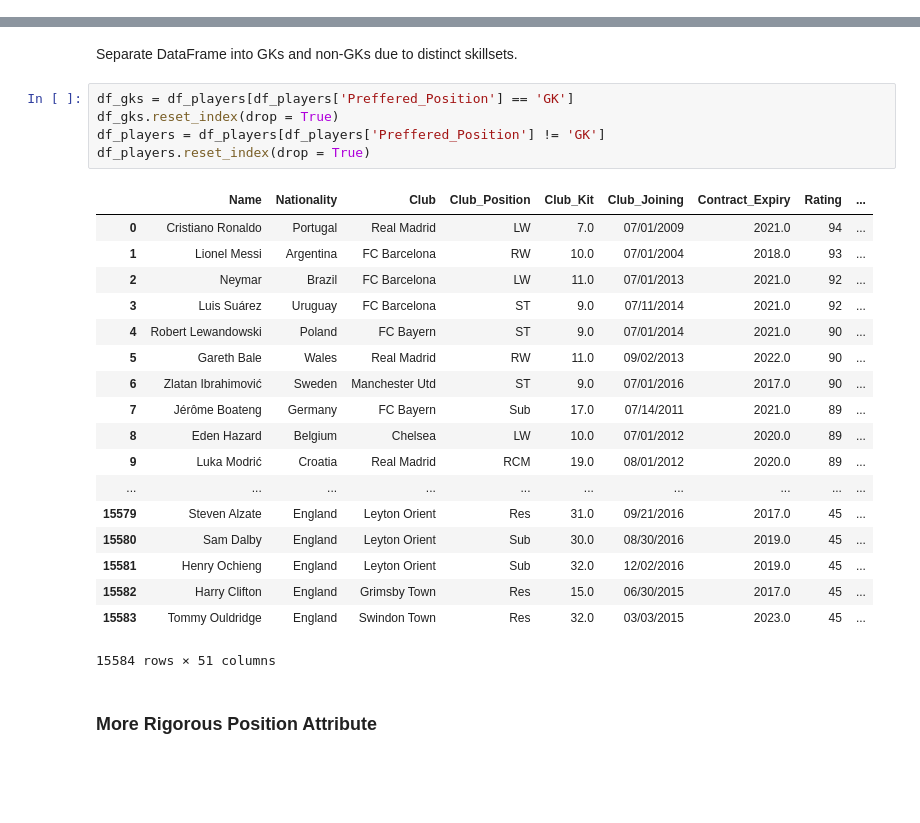
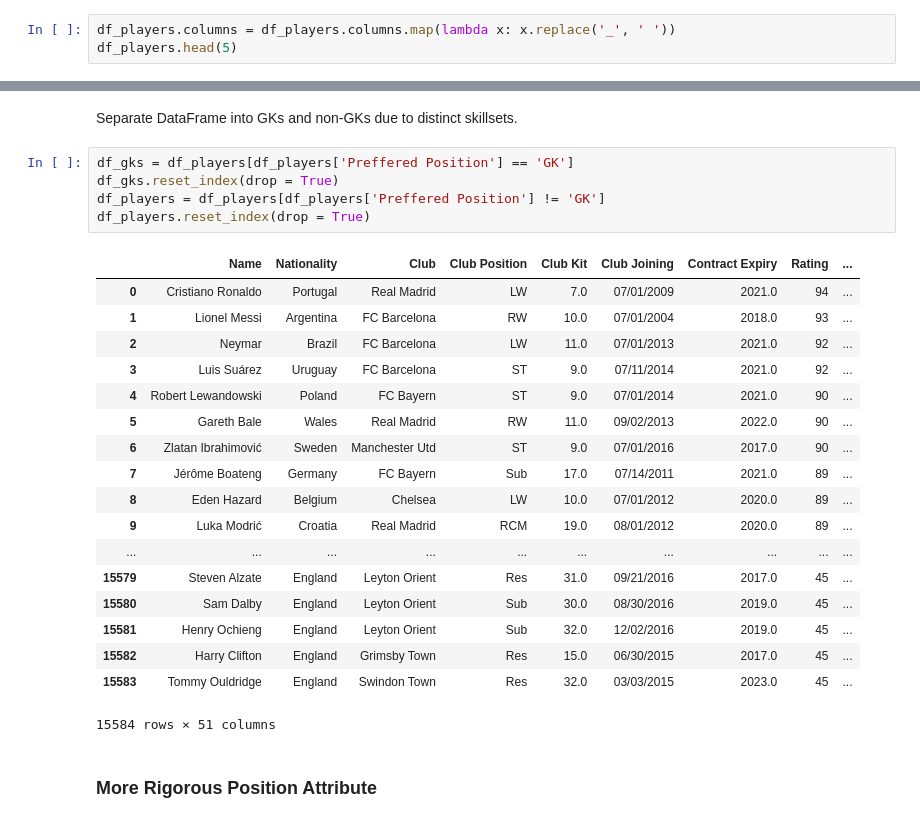
Before and after one commit to hergyherg/fifa17, a Jupyter notebook: Exploring FIFA 17 Data .ipynb, the cells around one changed output, grey strips where cells are left out. Drawn from its saved outputs; the diff is of its cells as text; blank space fills up the shorter version.

```diff
--- a/Exploring FIFA 17 Data .ipynb
+++ b/Exploring FIFA 17 Data .ipynb
@@ -35,0 +27,3 @@ df_players.head(5)
+# %%
+df_players.columns = df_players.columns.map(lambda x: x.replace('_', ' '))
+df_players.head(5)
@@ -67,12 +69,12 @@ df_players.dropna(how='any', inplace = True)
 # %% [markdown]
 Separate DataFrame into GKs and non-GKs due to distinct skillsets.
 # %%
-df_gks = df_players[df_players['Preffered_Position'] == 'GK']
+df_gks = df_players[df_players['Preffered Position'] == 'GK']
 df_gks.reset_index(drop = True)
-df_players = df_players[df_players['Preffered_Position'] != 'GK']
+df_players = df_players[df_players['Preffered Position'] != 'GK']
 df_players.reset_index(drop = True)
 # %% [output]
-|  | Name | Nationality | Club | Club_Position | Club_Kit | Club_Joining | Contract_Expiry | Rating | ... |
+|  | Name | Nationality | Club | Club Position | Club Kit | Club Joining | Contract Expiry | Rating | ... |
 | 0 | Cristiano Ronaldo | Portugal | Real Madrid | LW | 7.0 | 07/01/2009 | 2021.0 | 94 | ... |
 | 1 | Lionel Messi | Argentina | FC Barcelona | RW | 10.0 | 07/01/2004 | 2018.0 | 93 | ... |
 | 2 | Neymar | Brazil | FC Barcelona | LW | 11.0 | 07/01/2013 | 2021.0 | 92 | ... |
```
Also changed, not shown: parts of 29 cells of this notebook, 1 other file.
